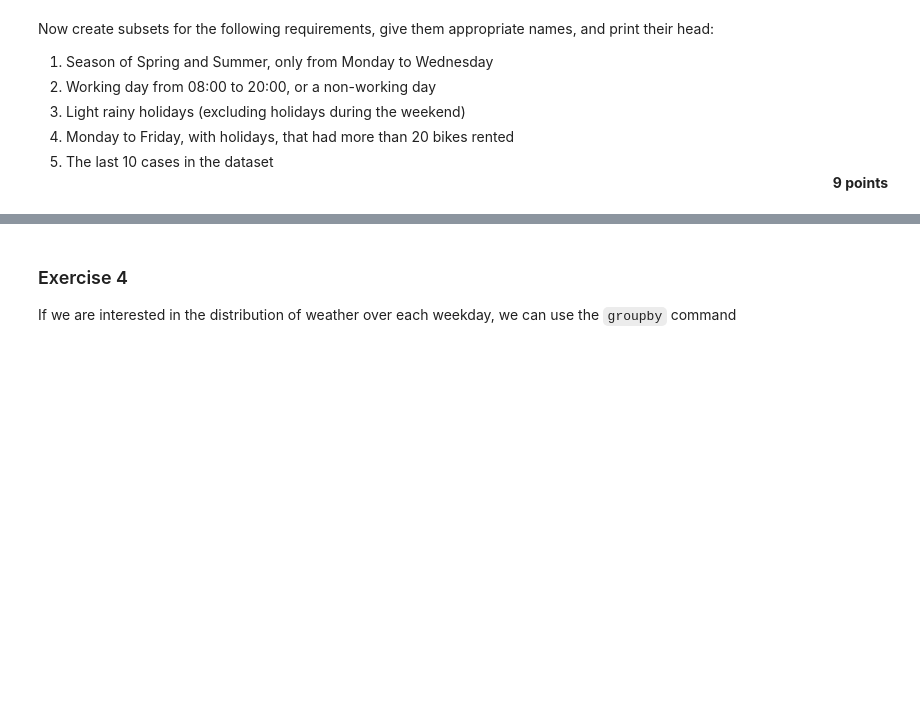
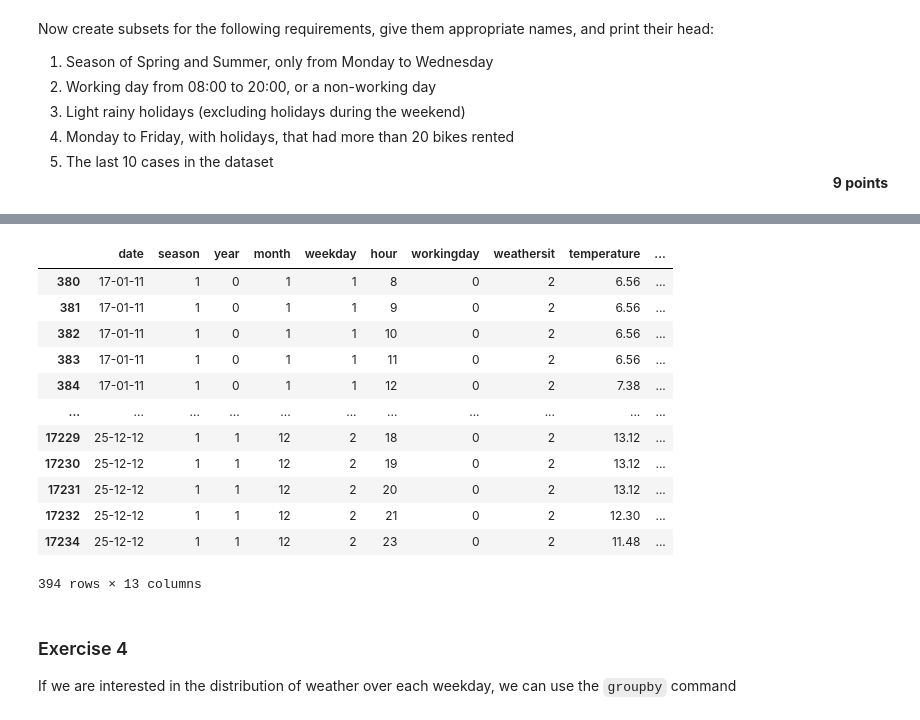
Before and after one commit to felixleopold/Frequentist-Statistics, a Jupyter notebook: FS_Assignment1/Assignment1.ipynb, the cells around one changed output, grey strips where cells are left out. Drawn from its saved outputs; the diff is of its cells as text; code cells hidden in the pictures; blank space fills up the shorter version.

```diff
--- a/FS_Assignment1/Assignment1.ipynb
+++ b/FS_Assignment1/Assignment1.ipynb
@@ -321,0 +348,17 @@ raw_data[(raw_data['season'] == 2) | (raw_data['season'] == 3)]
+# %%
+monday_to_friday_holidays_20plus = raw_data[((raw_data['weekday'] >= 1) & (raw_data['weekday'] <= 5)) & (raw_data['count'] > 20) & (raw_data['workingday'] == 0)]
+monday_to_friday_holidays_20plus
+# %% [output]
+|  | date | season | year | month | weekday | hour | workingday | weathersit | temperature | ... |
+| 380 | 17-01-11 | 1 | 0 | 1 | 1 | 8 | 0 | 2 | 6.56 | ... |
+| 381 | 17-01-11 | 1 | 0 | 1 | 1 | 9 | 0 | 2 | 6.56 | ... |
+| 382 | 17-01-11 | 1 | 0 | 1 | 1 | 10 | 0 | 2 | 6.56 | ... |
+| 383 | 17-01-11 | 1 | 0 | 1 | 1 | 11 | 0 | 2 | 6.56 | ... |
+| 384 | 17-01-11 | 1 | 0 | 1 | 1 | 12 | 0 | 2 | 7.38 | ... |
+| ... | ... | ... | ... | ... | ... | ... | ... | ... | ... | ... |
+| 17229 | 25-12-12 | 1 | 1 | 12 | 2 | 18 | 0 | 2 | 13.12 | ... |
+| 17230 | 25-12-12 | 1 | 1 | 12 | 2 | 19 | 0 | 2 | 13.12 | ... |
+| 17231 | 25-12-12 | 1 | 1 | 12 | 2 | 20 | 0 | 2 | 13.12 | ... |
+| 17232 | 25-12-12 | 1 | 1 | 12 | 2 | 21 | 0 | 2 | 12.30 | ... |
+| 17234 | 25-12-12 | 1 | 1 | 12 | 2 | 23 | 0 | 2 | 11.48 | ... |
+394 rows × 13 columns
```
Also changed, not shown: parts of 13 cells of this notebook.
